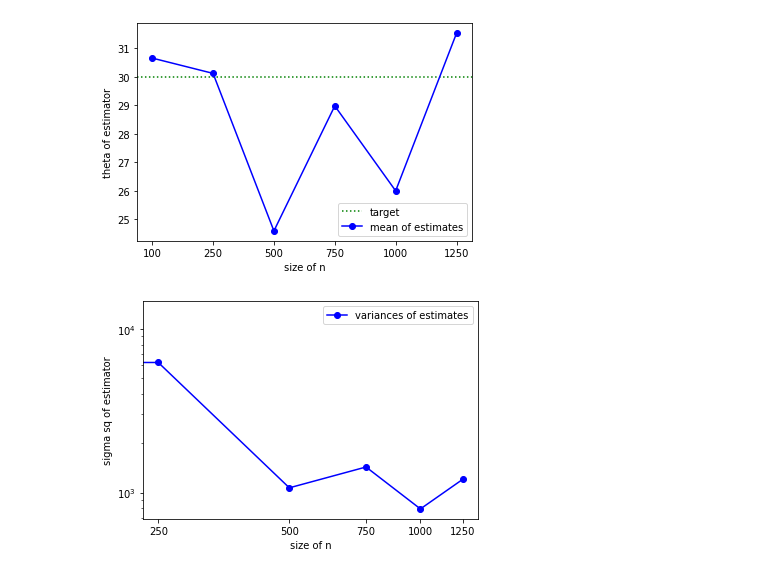
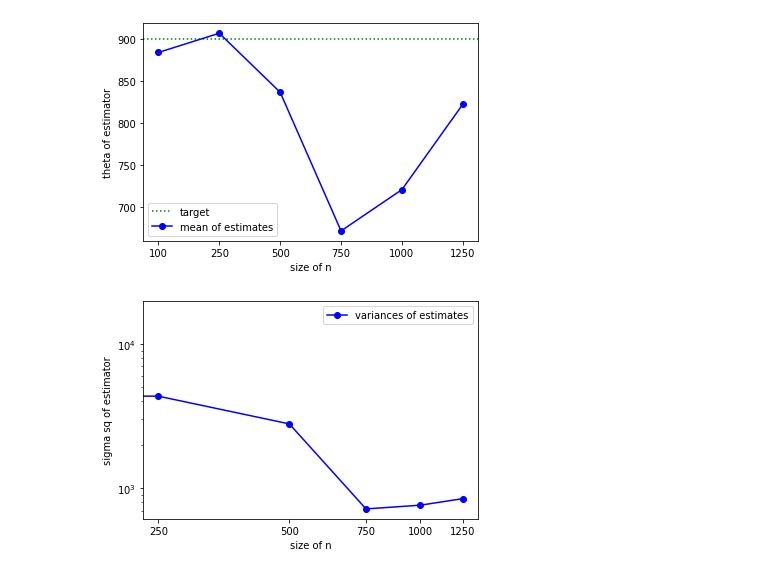
Before and after one commit to ageva2022/thesisspring22, a Jupyter notebook: thesisS22.ipynb, the cells around one changed output. Saved outputs shown, nothing was run; the diff lists cells and outputs as text; code cells hidden in the pictures.

Commit message:
Update thesisS22.ipynb
- adding new plots for mean and var: manually plotting log scale

- adding trials for Poisson distribution. Producing 5 confidence intervals that all include true theta

```diff
--- a/thesisS22.ipynb
+++ b/thesisS22.ipynb
@@ -60,18 +56,40 @@ def blb(estimator_func, data, n):
     return (theta, sigma_sq)
 # %%
 def plot(true_theta):
+    # ploting mean: normal coordinates
     plt.axhline(y=true_theta, color='green', linestyle=':', label = 'target')
     plt.plot([str(e) for e in list_of_n], theta_hat_vec,
              marker='o', color='blue', label='mean of estimates')
     plt.xlabel("size of n")
-    plt.ylabel("theta of estimator")
+    plt.ylabel("mean (theta) of estimator")
     plt.legend()
     plt.show()
 
+    # plotting mean: log x axis
+    plt.xscale('log')
+    plt.axhline(y=true_theta, color='green', linestyle=':', label = 'target')
+    plt.plot([str(e) for e in list_of_n], theta_hat_vec,
+             marker='o', color='blue', label='mean of estimates')
+    plt.xlabel("size of n")
+    plt.ylabel("mean (theta) of estimator")
+    plt.legend()
+    plt.show()
+
+    #plotting variance: log log graph
     plt.loglog([str(e) for e in list_of_n], sigma_sq_hat_vec,
+             marker='o', color='blue', label='variance of estimates')
+    plt.xlabel("size of n")
+    plt.ylabel("variance (sigma sq) of estimator")
+    plt.legend()
+    plt.show()
+
+    #plotting variance: manually changing axes scale
+    plt.xscale('log')
+    plt.xscale('log')
+    plt.plot([str(e) for e in list_of_n], sigma_sq_hat_vec,
              marker='o', color='blue', label='variances of estimates')
     plt.xlabel("size of n")
-    plt.ylabel("sigma sq of estimator")
+    plt.ylabel("variance (sigma sq) of estimator")
     plt.legend()
     plt.show()
 # %%
@@ -97,23 +117,24 @@ plot(true_mean)
 # %%
 theta_hat_vec = []
 sigma_sq_hat_vec = []
 
 true_mean = 190
 true_sd = 30
+true_var = true_sd**2
 
 list_of_n = [100, 250, 500, 750, 1000, 1250]
 
 #estimating variance of gaussian
 for n in list_of_n:
     data = np.random.normal(true_mean, true_sd, n)
     theta, sigma_sq = blb(estimator_var, data, n)
-    theta_hat_vec.append(np.sqrt(theta))
+    theta_hat_vec.append(theta)
     sigma_sq_hat_vec.append(sigma_sq)
 
-plot(true_sd)
+plot(true_var)
 # %% [output]
-[figure, old version]
+[figure, new version]
-[figure, old version]
+[figure, new version]
 # %%
 theta_hat_vec = []
 sigma_sq_hat_vec = []
```
Also changed, not shown: parts of 6 cells of this notebook.
